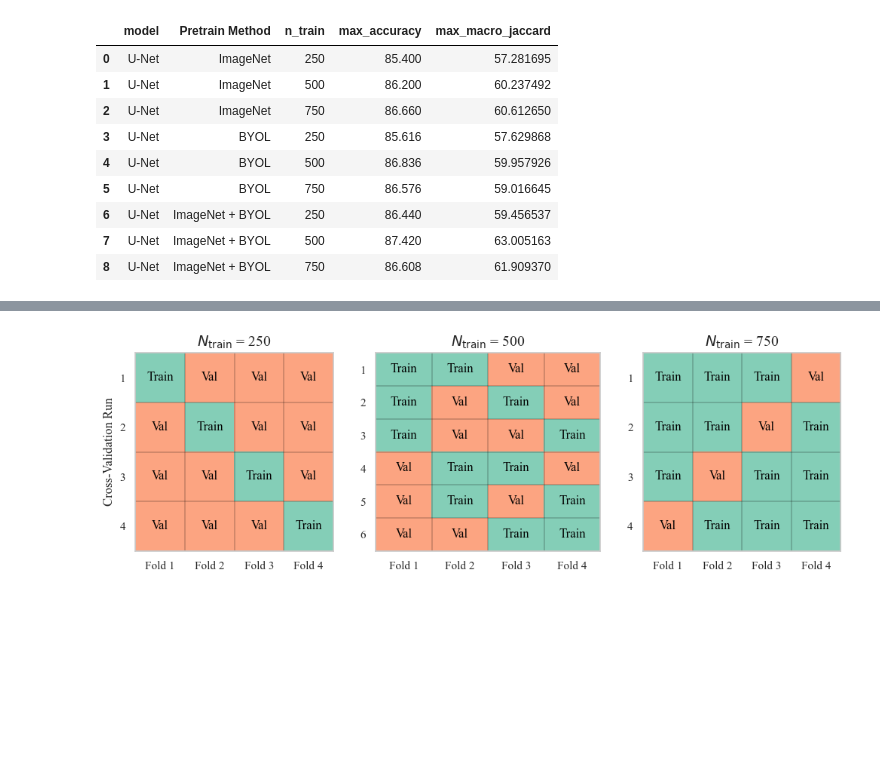
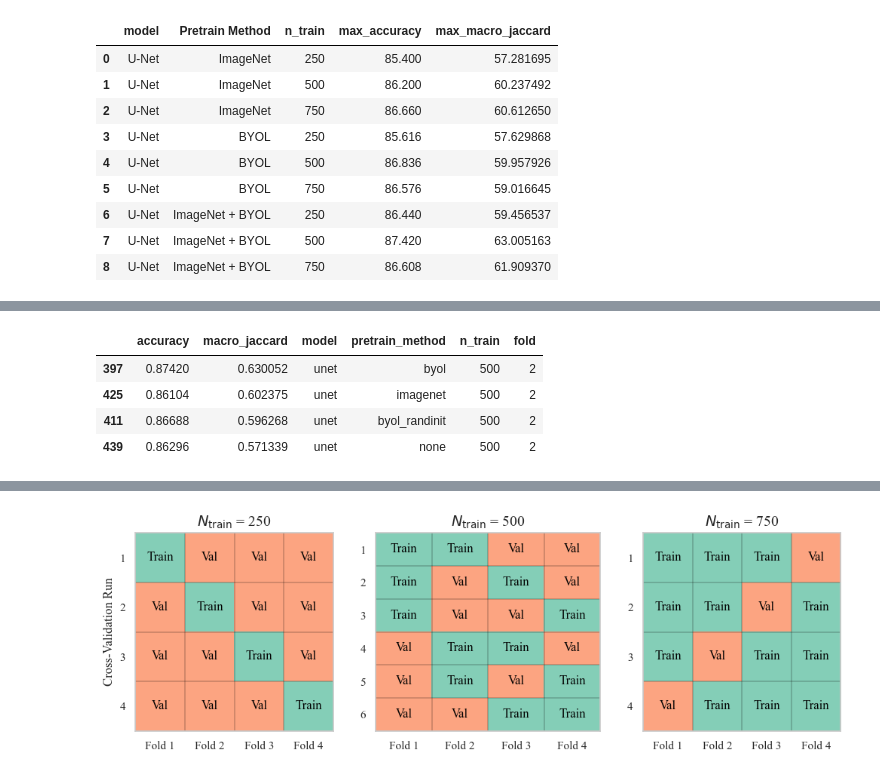
Before and after one commit to DakotaHester/ms-land-cover, a Jupyter notebook: pretrain_results.ipynb, the cells around one changed output, grey strips where cells are left out. Saved outputs shown, nothing was run; the diff lists cells and outputs as text; code cells hidden in the pictures; blank space fills up the shorter version.

```diff
--- a/pretrain_results.ipynb
+++ b/pretrain_results.ipynb
@@ -483,0 +574,8 @@ display(max_metrics_df)
+# %%
+metrics_df.loc[(metrics_df['model'] == 'unet') & (metrics_df['n_train'] == 500) & (metrics_df['fold'] == 2)].sort_values(by='macro_jaccard', ascending=False)[['accuracy', 'macro_jaccard', 'model', 'pretrain_method', 'n_train', 'fold']]
+# %% [output]
+|  | accuracy | macro_jaccard | model | pretrain_method | n_train | fold |
+| 397 | 0.87420 | 0.630052 | unet | byol | 500 | 2 |
+| 425 | 0.86104 | 0.602375 | unet | imagenet | 500 | 2 |
+| 411 | 0.86688 | 0.596268 | unet | byol_randinit | 500 | 2 |
+| 439 | 0.86296 | 0.571339 | unet | none | 500 | 2 |
```
Also changed, not shown: parts of 8 cells of this notebook, 20 other files.
